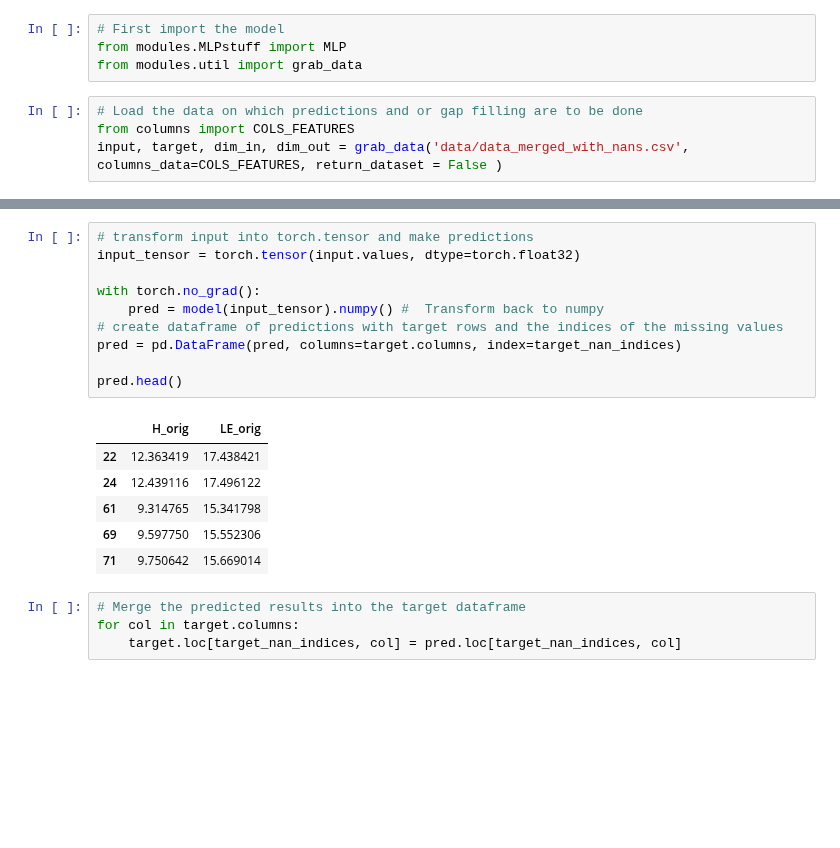
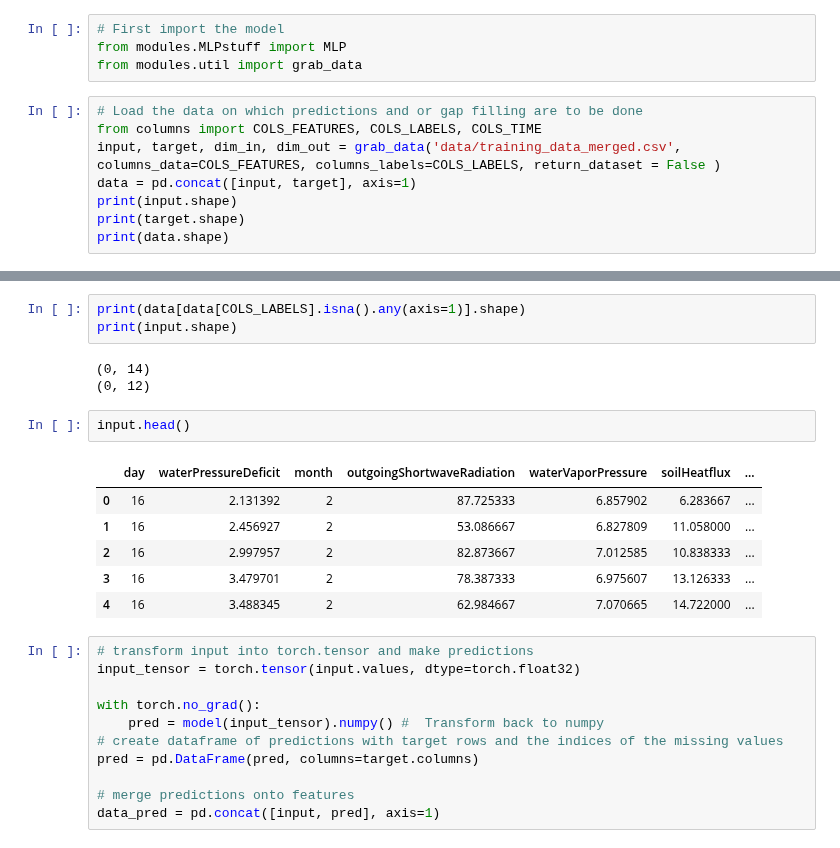
Before and after one commit to justusm00/ebc-project, a Jupyter notebook: GapFillingComp.ipynb, the cells around one changed output, grey strips where cells are left out. Drawn from its saved outputs; the diff is of its cells as text; blank space fills up the shorter version.

```diff
--- a/GapFillingComp.ipynb
+++ b/GapFillingComp.ipynb
@@ -12,5 +12,9 @@ from modules.MLPstuff import MLP
 from modules.util import grab_data
 # %%
 # Load the data on which predictions and or gap filling are to be done
-from columns import COLS_FEATURES
-input, target, dim_in, dim_out = grab_data('data/data_merged_with_nans.csv', columns_data=COLS_FEATURES, return_dataset = False )
+from columns import COLS_FEATURES, COLS_LABELS, COLS_TIME
+input, target, dim_in, dim_out = grab_data('data/training_data_merged.csv', columns_data=COLS_FEATURES, columns_labels=COLS_LABELS, return_dataset = False )
+data = pd.concat([input, target], axis=1)
+print(input.shape)
+print(target.shape)
+print(data.shape)
@@ -57,3 +75,18 @@ Index([  22,   24,   61,   69,   71,   76,   78,  110,  125,  127,
+# %%
+print(data[data[COLS_LABELS].isna().any(axis=1)].shape)
+print(input.shape)
+# %% [output]
+(0, 14)
+(0, 12)
+# %%
+input.head()
+# %% [output]
+|  | day | waterPressureDeficit | month | outgoingShortwaveRadiation | waterVaporPressure | soilHeatflux | ... |
+| 0 | 16 | 2.131392 | 2 | 87.725333 | 6.857902 | 6.283667 | ... |
+| 1 | 16 | 2.456927 | 2 | 53.086667 | 6.827809 | 11.058000 | ... |
+| 2 | 16 | 2.997957 | 2 | 82.873667 | 7.012585 | 10.838333 | ... |
+| 3 | 16 | 3.479701 | 2 | 78.387333 | 6.975607 | 13.126333 | ... |
+| 4 | 16 | 3.488345 | 2 | 62.984667 | 7.070665 | 14.722000 | ... |
 # %%
 # transform input into torch.tensor and make predictions
 input_tensor = torch.tensor(input.values, dtype=torch.float32)
@@ -61,17 +94,7 @@ input_tensor = torch.tensor(input.values, dtype=torch.float32)
 with torch.no_grad():
     pred = model(input_tensor).numpy() #  Transform back to numpy
 # create dataframe of predictions with target rows and the indices of the missing values
-pred = pd.DataFrame(pred, columns=target.columns, index=target_nan_indices)
+pred = pd.DataFrame(pred, columns=target.columns)
 
-pred.head()
+# merge predictions onto features
+data_pred = pd.concat([input, pred], axis=1)
-# %% [output]
-|  | H_orig | LE_orig |
-| 22 | 12.363419 | 17.438421 |
-| 24 | 12.439116 | 17.496122 |
-| 61 | 9.314765 | 15.341798 |
-| 69 | 9.597750 | 15.552306 |
-| 71 | 9.750642 | 15.669014 |
-# %%
-# Merge the predicted results into the target dataframe
-for col in target.columns:
-    target.loc[target_nan_indices, col] = pred.loc[target_nan_indices, col]
```
Also changed, not shown: parts of 17 cells of this notebook, 9 other files.
